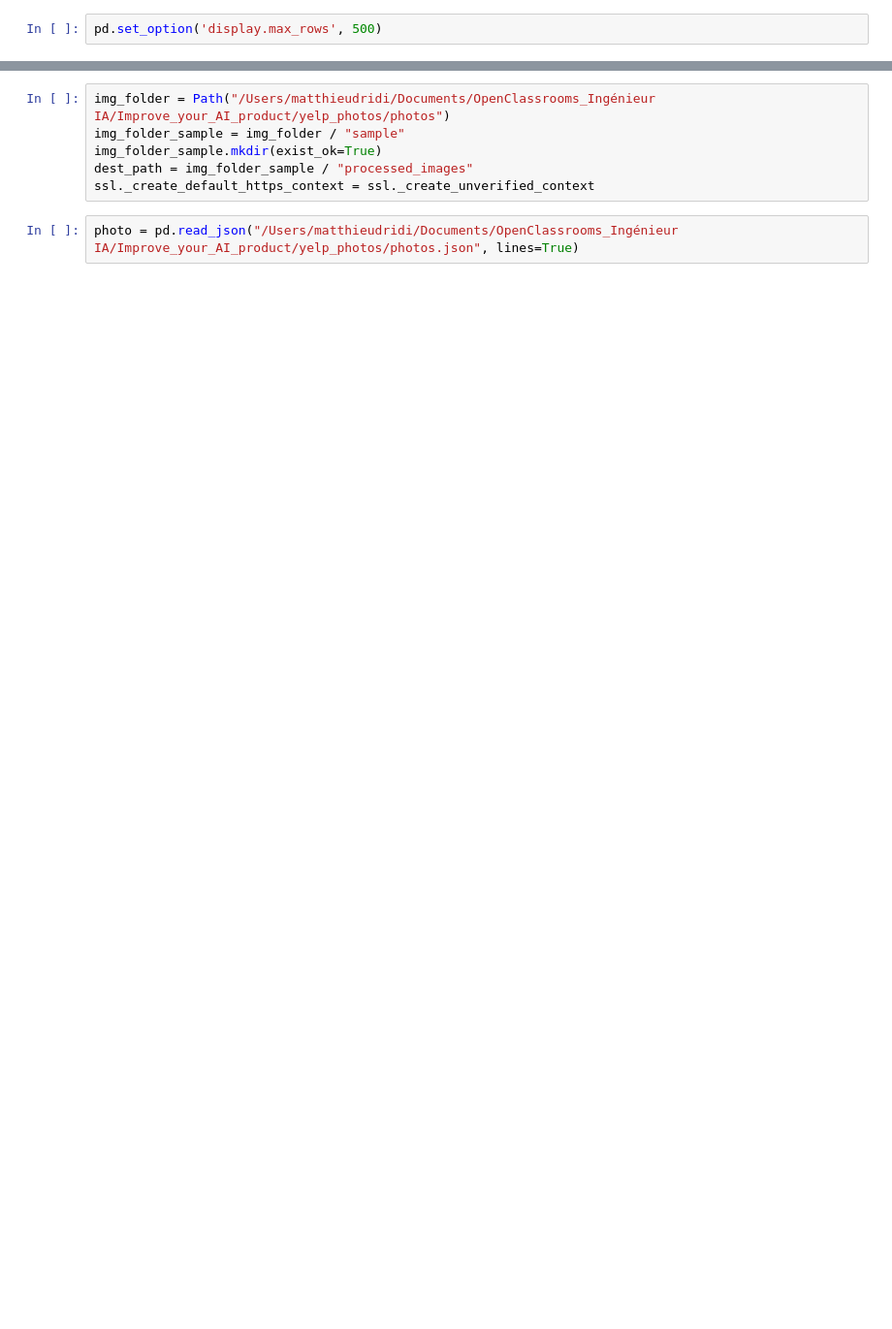
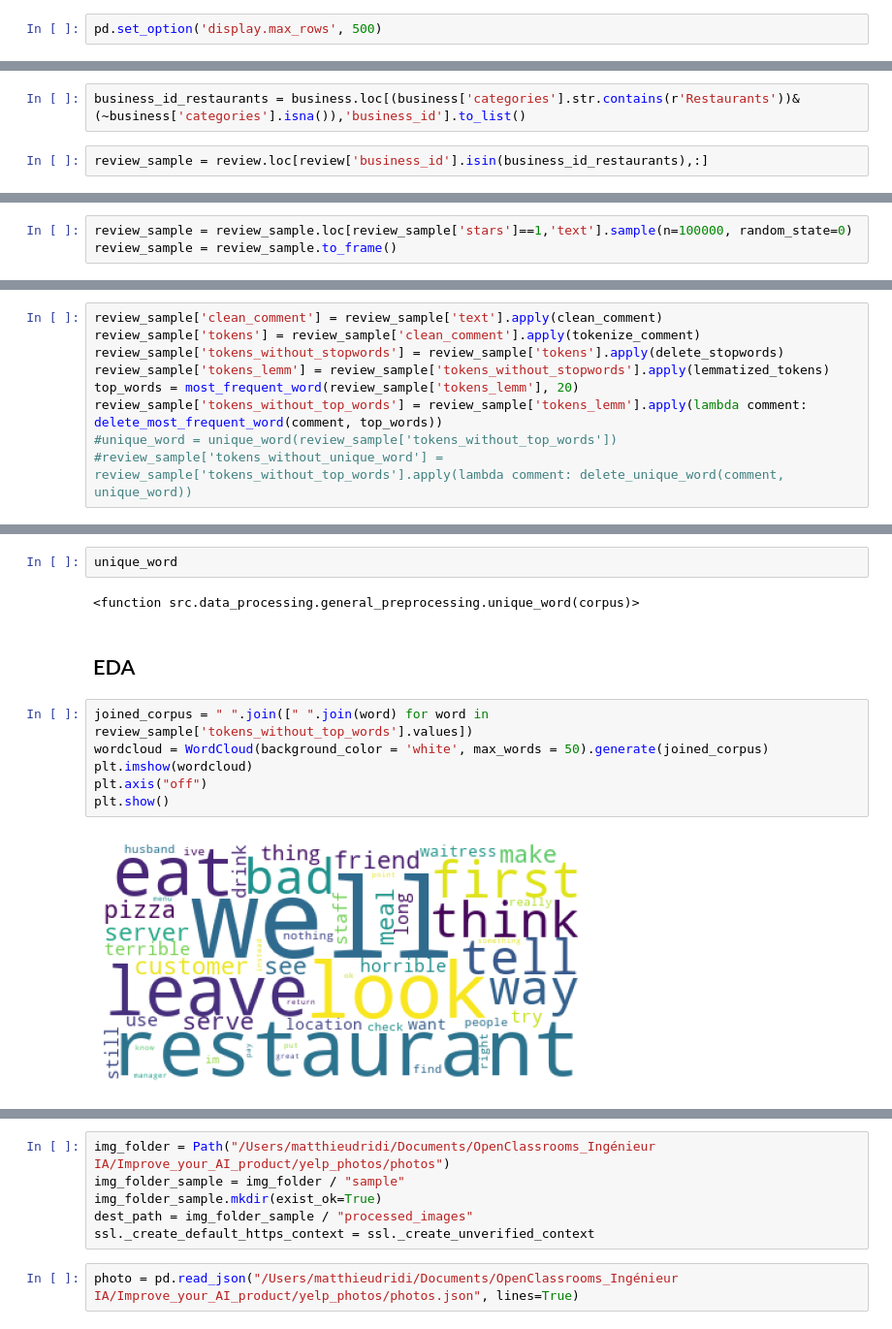
Before and after one commit to MatTheAnalyst/Improve-your-AI-product, a Jupyter notebook: notebooks/EDA_modeling.ipynb, the cells around one changed output, grey strips where cells are left out. Shown at 97% size. Saved outputs shown, nothing was run; the diff lists cells and outputs as text; blank space fills up the shorter version.

```diff
--- a/notebooks/EDA_modeling.ipynb
+++ b/notebooks/EDA_modeling.ipynb
@@ -53,0 +122,4 @@ Import of datasets.
+# %%
+business_id_restaurants = business.loc[(business['categories'].str.contains(r'Restaurants'))&(~business['categories'].isna()),'business_id'].to_list()
+# %%
+review_sample = review.loc[review['business_id'].isin(business_id_restaurants),:]
@@ -53,0 +128,3 @@ Import of datasets.
+# %%
+review_sample = review_sample.loc[review_sample['stars']==1,'text'].sample(n=100000, random_state=0)
+review_sample = review_sample.to_frame()
@@ -53,0 +150,9 @@ Import of datasets.
+# %%
+review_sample['clean_comment'] = review_sample['text'].apply(clean_comment)
+review_sample['tokens'] = review_sample['clean_comment'].apply(tokenize_comment)
+review_sample['tokens_without_stopwords'] = review_sample['tokens'].apply(delete_stopwords)
+review_sample['tokens_lemm'] = review_sample['tokens_without_stopwords'].apply(lemmatized_tokens)
+top_words = most_frequent_word(review_sample['tokens_lemm'], 20)
+review_sample['tokens_without_top_words'] = review_sample['tokens_lemm'].apply(lambda comment: delete_most_frequent_word(comment, top_words))
+#unique_word = unique_word(review_sample['tokens_without_top_words'])
+#review_sample['tokens_without_unique_word'] = review_sample['tokens_without_top_words'].apply(lambda comment: delete_unique_word(comment, unique_word))
@@ -53,0 +188,15 @@ Import of datasets.
+# %%
+unique_word
+# %% [output]
+<function src.data_processing.general_preprocessing.unique_word(corpus)>
+# %% [markdown]
+<a id="section23"></a>
+## EDA
+# %%
+joined_corpus = " ".join([" ".join(word) for word in review_sample['tokens_without_top_words'].values])
+wordcloud = WordCloud(background_color = 'white', max_words = 50).generate(joined_corpus)
+plt.imshow(wordcloud)
+plt.axis("off")
+plt.show()
+# %% [output]
+[figure, added]
```
Also changed, not shown: parts of 91 cells of this notebook, 12 other files.
